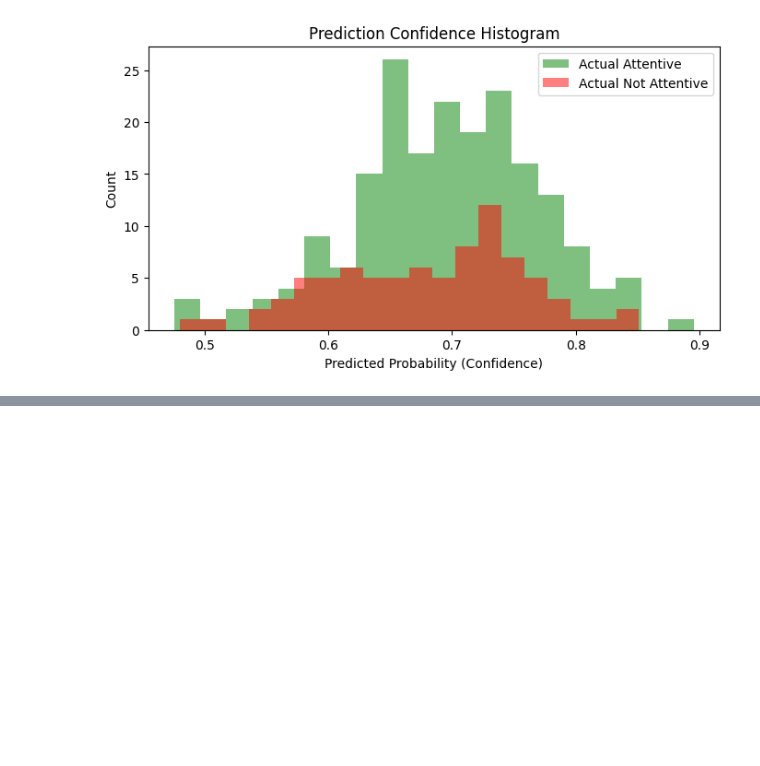
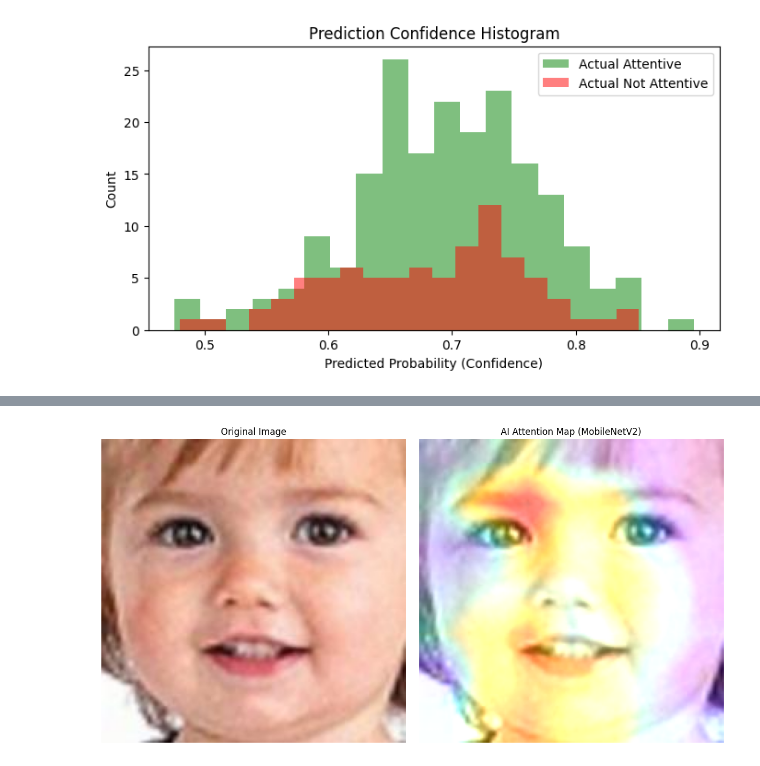
Before and after one commit to Nachi2006/MLREPO, a Jupyter notebook: finalchildattention.ipynb, the cells around one changed output, grey strips where cells are left out. Drawn from its saved outputs; the diff is of its cells as text; code cells hidden in the pictures; blank space fills up the shorter version.

```diff
--- a/finalchildattention.ipynb
+++ b/finalchildattention.ipynb
@@ -1197,23 +1197,19 @@ History object not found (run training first).
 [figure]
 # %%
 import cv2
+import numpy as np
+import matplotlib.pyplot as plt
+import tensorflow as tf
 
 def make_gradcam_heatmap(img_array, model, last_conv_layer_name, pred_index=None):
     # 1. Create a model that maps the input image to the activations
     # of the last conv layer as well as the output predictions
 
-    # Note: Because we wrapped MobileNetV2 in a Functional model,
-    # we need to find the inner base_model (MobileNetV2) and the classifier part separately
-
-    # Access the base model (assuming it's the first or second layer in your sequential-like model)
-    # If using the 'build_edge_model' from previous code, 'base_model' variable is available globally.
-    # If not, we extract it:
-    inner_model = final_model.layers[1] if isinstance(model.layers[1], keras.Model) else final_model.layers[0]
-
-    # Create a sub-model that outputs the last conv layer
+    # We use 'model' directly because your final_model is "flat"
+    # (the MobileNet layers are part of the main model graph)
     grad_model = tf.keras.models.Model(
-        [inner_model.inputs],
-        [inner_model.get_layer(last_conv_layer_name).output, inner_model.output]
+        [model.inputs],
+        [model.get_layer(last_conv_layer_name).output, model.output]
     )
 
     # 2. Compute Gradients
@@ -1223,12 +1219,13 @@ def make_gradcam_heatmap(img_array, model, last_conv_layer_name, pred_index=None
             pred_index = tf.argmax(preds[0])
         class_channel = preds[:, pred_index]
 
+    # Gradient of the predicted class with regard to the output feature map
     grads = tape.gradient(class_channel, last_conv_layer_output)
 
-    # 3. Pool Gradients
+    # 3. Pool Gradients (Global Average Pooling of gradients)
     pooled_grads = tf.reduce_mean(grads, axis=(0, 1, 2))
 
-    # 4. Weight the channels
+    # 4. Weight the channels (Multiply feature map by pooled gradients)
     last_conv_layer_output = last_conv_layer_output[0]
     heatmap = last_conv_layer_output @ pooled_grads[..., tf.newaxis]
     heatmap = tf.squeeze(heatmap)
@@ -1242,7 +1239,7 @@ def display_gradcam(img_path, heatmap, alpha=0.4):
     img = cv2.imread(img_path)
     img = cv2.cvtColor(img, cv2.COLOR_BGR2RGB)
 
-    # Resize heatmap to match image
+    # Resize heatmap to match image dimensions
     heatmap = cv2.resize(heatmap, (img.shape[1], img.shape[0]))
 
     # Convert heatmap to RGB
@@ -1255,38 +1252,49 @@ def display_gradcam(img_path, heatmap, alpha=0.4):
     superimposed_img = np.clip(superimposed_img, 0, 255).astype('uint8')
 
     # Display
-    fig, ax = plt.subplots(1, 2, figsize=(10, 5))
+    fig, ax = plt.subplots(1, 2, figsize=(12, 6))
     ax[0].imshow(img)
-    ax[0].set_title("Original")
+    ax[0].set_title("Original Image")
     ax[0].axis('off')
 
     ax[1].imshow(superimposed_img)
-    ax[1].set_title("Grad-CAM (Attention Map)")
+    ax[1].set_title(f"AI Attention Map ({CHOSEN_MODEL})")
     ax[1].axis('off')
+    plt.tight_layout()
     plt.show()
 
 # --- Run XAI ---
-# MobileNetV2 last conv layer is usually 'out_relu'
-# MobileNetV3Small last conv layer is usually 'Conv_1'
-# Adjust 'layer_name' based on the model you actually trained in the previous step
-TARGET_LAYER = 'out_relu' if 'MobileNetV2' in CHOSEN_MODEL else 'Conv_1'
 
-# Pick a random image from validation set
-sample_path = val_df.sample(1).iloc[0]['file_path']
+# 1. Determine the correct layer name
+# MobileNetV2's last convolution block output is usually 'out_relu'
+# EfficientNetB0's is usually 'top_activation'
+target_layer = 'out_relu' if 'MobileNetV2' in CHOSEN_MODEL else 'top_activation'
 
-# Prepare image
-img = tf.io.read_file(sample_path)
-img = tf.image.decode_jpeg(img, channels=3)
-img = tf.image.resize_with_pad(img, 224, 224) # Match your training preprocessing
-img_array = tf.expand_dims(img, axis=0)
+print(f"Targeting layer: {target_layer}")
 
-# Generate Heatmap (Pass the 'base_model' variable from your training code if possible, or extract it)
+# 2. Pick a random image from validation set to explain
 try:
-    # We use 'base_model' from the previous code block where you defined build_edge_model
-    heatmap = make_gradcam_heatmap(img_array, model, TARGET_LAYER)
-    print(f"Explaining Image: {sample_path}")
+    sample_row = val_df.sample(55).iloc[0]
+    sample_path = sample_row['file_path']
+    true_label = "Attentive" if sample_row['target'] == 1 else "Not Attentive"
+
+    # 3. Prepare image
+    img = tf.io.read_file(sample_path)
+    img = tf.image.decode_jpeg(img, channels=3)
+    img = tf.image.resize_with_pad(img, 224, 224)
+    img_array = tf.expand_dims(img, axis=0)
+
+    # 4. Generate Heatmap using final_model
+    heatmap = make_gradcam_heatmap(img_array, final_model, target_layer)
+
+    # 5. Display
+    print(f"Explaining Image: {sample_path} (True: {true_label})")
     display_gradcam(sample_path, heatmap)
+
 except Exception as e:
-    print(f"Could not generate Grad-CAM: {e}")
-    print("Tip: Ensure 'base_model' is accessible and 'TARGET_LAYER' exists in model.summary()")
+    print(f"Error: {e}")
+    print("Available layers in your model:")
+    # If it fails, this helps you find the right layer name
+    for layer in final_model.layers[-20:]:
+        print(layer.name)
 # %% [output]
@@ -1295,3 +1303,4 @@ Tip: Ensure 'base_model' is accessible and 'TARGET_LAYER' exists in model.summar
+[figure, added]
 # %%
 # --- Configuration ---
 EDGE_EPOCHS = 5 # Quick comparison
```
Also changed, not shown: parts of 2 cells of this notebook.
